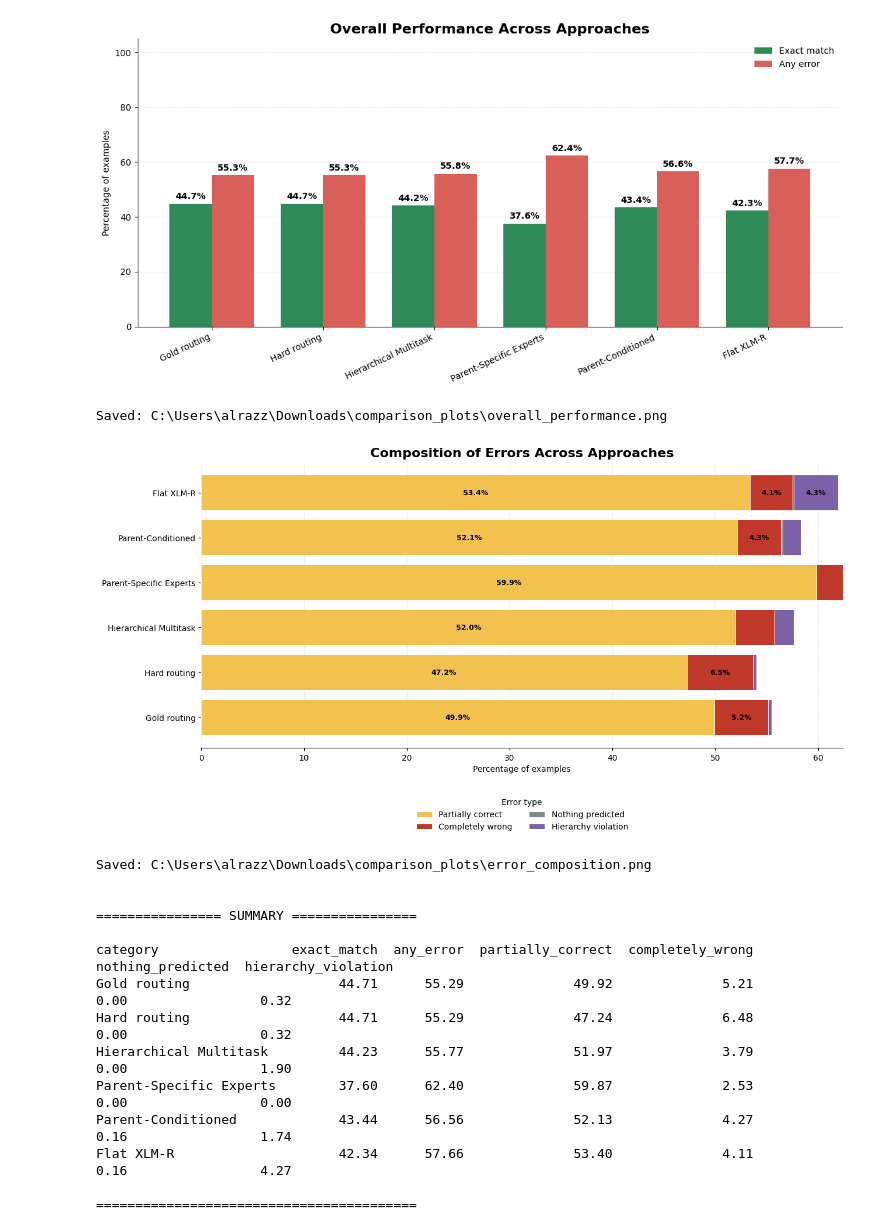
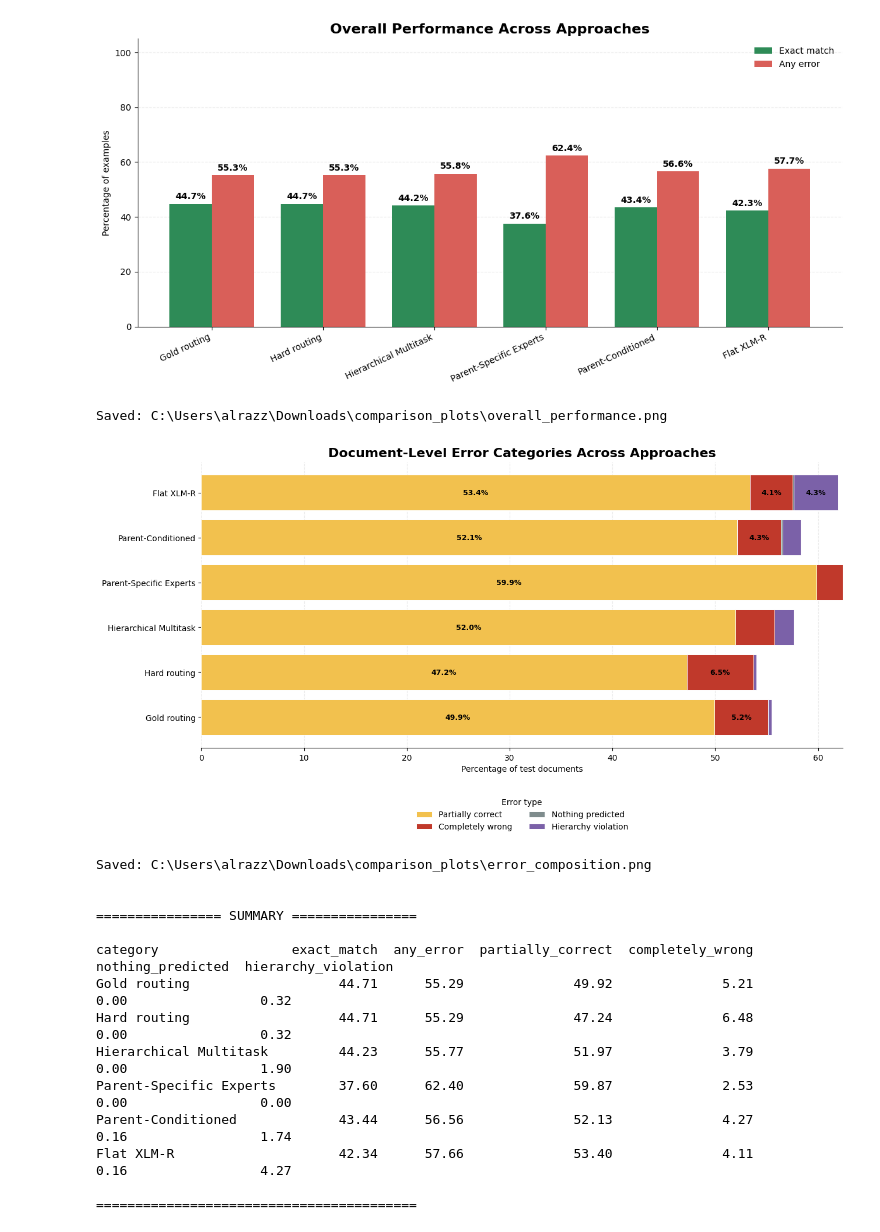
Before and after one commit to alrazz-n/persian_registers, a Jupyter notebook: Register/Models/shared XLM-R encoder/plots.ipynb, the cells around one changed output. Drawn from its saved outputs; the diff is of its cells as text; code cells hidden in the pictures.

Commit message:
some fix in error analysis
small fix in error analysis script

```diff
--- a/Register/Models/shared XLM-R encoder/plots.ipynb
+++ b/Register/Models/shared XLM-R encoder/plots.ipynb
@@ -339,11 +339,11 @@ for category in available_error_categories:
 
 
 ax.set_xlabel(
-    "Percentage of examples"
+    "Percentage of test documents"
 )
 
 ax.set_title(
-    "Composition of Errors Across Approaches",
+    "Document-Level Error Categories Across Approaches",
     fontsize=16,
     fontweight="bold"
 )
@@ -393,34 +393,34 @@ summary_columns = [
     c for c in [
         "exact_match",
         "any_error",
         "partially_correct",
         "completely_wrong",
         "nothing_predicted",
         "hierarchy_violation",
     ]
     if c in pivot.columns
 ]
 
 summary = pivot[summary_columns].copy()
 
 summary.index = display_names
 
 summary = summary.round(2)
 
 print(summary.to_string())
 
 print("\n=========================================\n")
 # %% [output]
 Found experiments:
    Flat XLMR
    Gold_routing
    Hard_routing
    Parent Shared Expert
    Parent_Conditioned_Hierarchica
    shared_multiCore_XLM-R_diffWeightsBoth
 [figure]
 Saved: C:\Users\alrazz\Downloads\comparison_plots\overall_performance.png
-[figure, old version]
+[figure, new version]
 Saved: C:\Users\alrazz\Downloads\comparison_plots\error_composition.png
 
 
```
Also changed, not shown: parts of 2 cells of this notebook, 1 other file.
